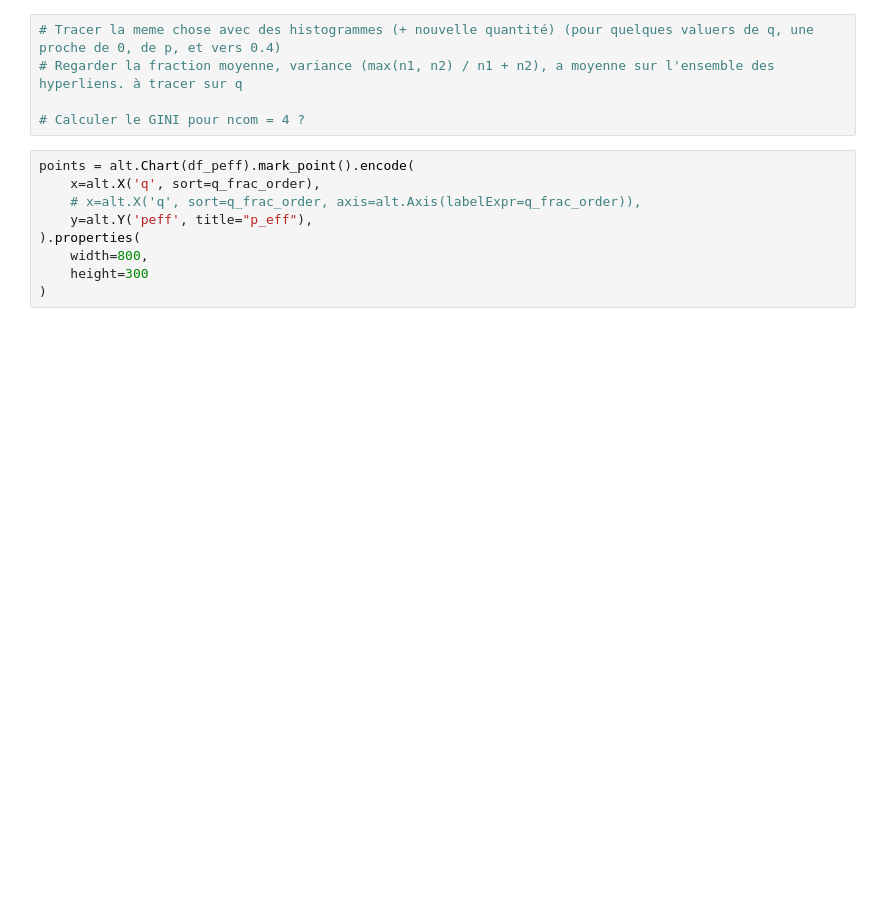
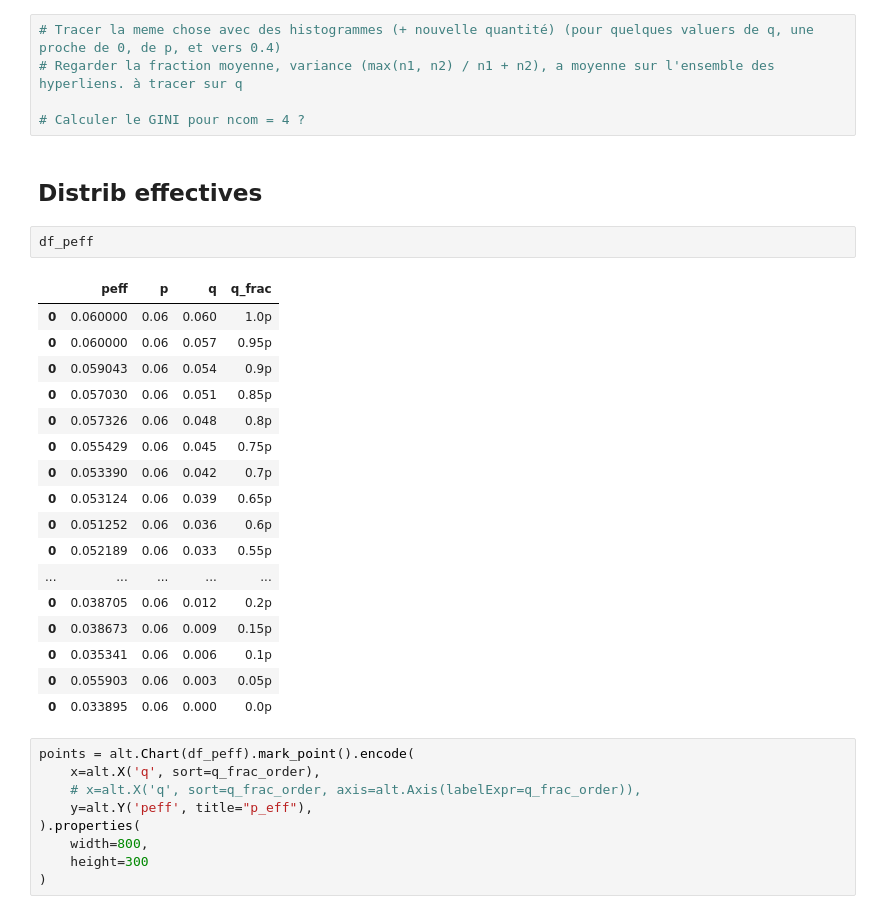
Before and after one commit to AlexisPister/HSBM, a Jupyter notebook: Untitled.ipynb, the cells around one changed output. Cells and saved outputs as stored; diff of their text form; blank space fills up the shorter version.

```diff
--- a/Untitled.ipynb
+++ b/Untitled.ipynb
@@ -334,6 +401,28 @@ alt.Chart(df_fraction).mark_bar().encode(
 # Regarder la fraction moyenne, variance (max(n1, n2) / n1 + n2), a moyenne sur l'ensemble des hyperliens. à tracer sur q
 
 # Calculer le GINI pour ncom = 4 ?
+# %% [markdown]
+## Distrib effectives
+# %%
+df_peff
+# %% [output]
+|  | peff | p | q | q_frac |
+| 0 | 0.060000 | 0.06 | 0.060 | 1.0p |
+| 0 | 0.060000 | 0.06 | 0.057 | 0.95p |
+| 0 | 0.059043 | 0.06 | 0.054 | 0.9p |
+| 0 | 0.057030 | 0.06 | 0.051 | 0.85p |
+| 0 | 0.057326 | 0.06 | 0.048 | 0.8p |
+| 0 | 0.055429 | 0.06 | 0.045 | 0.75p |
+| 0 | 0.053390 | 0.06 | 0.042 | 0.7p |
+| 0 | 0.053124 | 0.06 | 0.039 | 0.65p |
+| 0 | 0.051252 | 0.06 | 0.036 | 0.6p |
+| 0 | 0.052189 | 0.06 | 0.033 | 0.55p |
+| ... | ... | ... | ... | ... |
+| 0 | 0.038705 | 0.06 | 0.012 | 0.2p |
+| 0 | 0.038673 | 0.06 | 0.009 | 0.15p |
+| 0 | 0.035341 | 0.06 | 0.006 | 0.1p |
+| 0 | 0.055903 | 0.06 | 0.003 | 0.05p |
+| 0 | 0.033895 | 0.06 | 0.000 | 0.0p |
 # %%
 points = alt.Chart(df_peff).mark_point().encode(
     x=alt.X('q', sort=q_frac_order),
```
Also changed, not shown: parts of 8 cells of this notebook.
